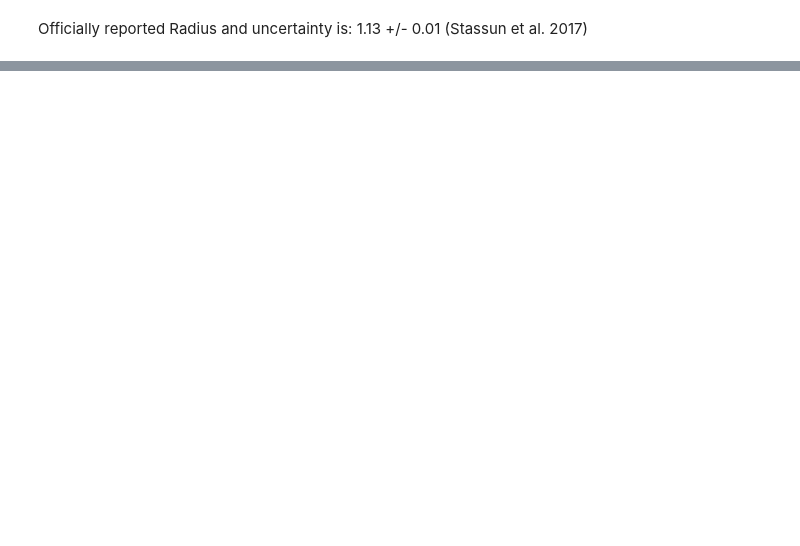
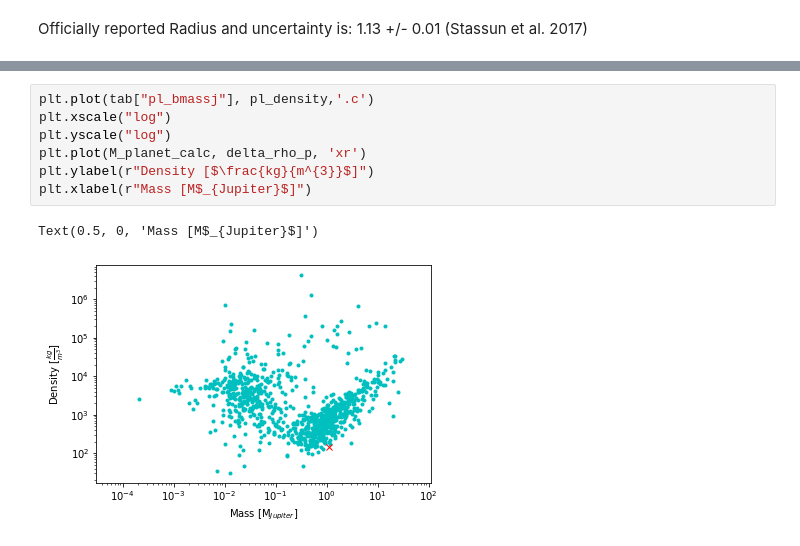
Before and after one commit to AvidaanSrivastava/Astro-5205--Project-2-, a Jupyter notebook: Project 2 - Transit (HD 189733 b).ipynb, the cells around one changed output, grey strips where cells are left out. Drawn from its saved outputs; the diff is of its cells as text; blank space fills up the shorter version.

```diff
--- a/Project 2 - Transit (HD 189733 b).ipynb
+++ b/Project 2 - Transit (HD 189733 b).ipynb
@@ -117,0 +175,10 @@ Officially reported Radius and uncertainty is: 1.13 +/- 0.01 (Stassun et al. 201
+# %%
+plt.plot(tab["pl_bmassj"], pl_density,'.c')
+plt.xscale("log")
+plt.yscale("log")
+plt.plot(M_planet_calc, delta_rho_p, 'xr')
+plt.ylabel(r"Density [$\frac{kg}{m^{3}}$]")
+plt.xlabel(r"Mass [M$_{Jupiter}$]")
+# %% [output]
+Text(0.5, 0, 'Mass [M$_{Jupiter}$]')
+[figure, added]
```
Also changed, not shown: parts of 12 cells of this notebook.
